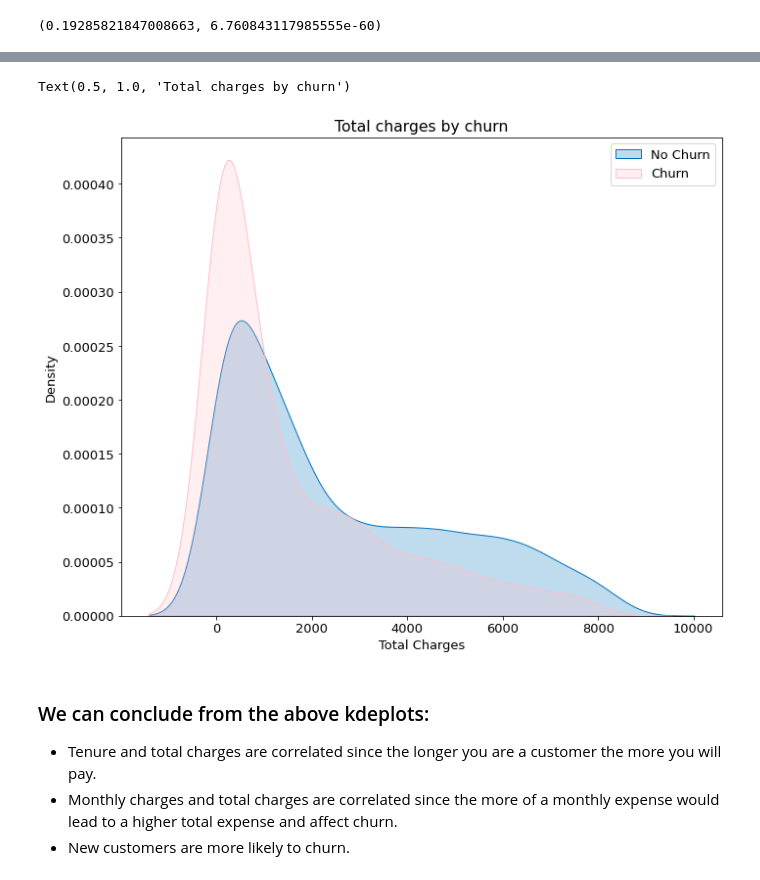
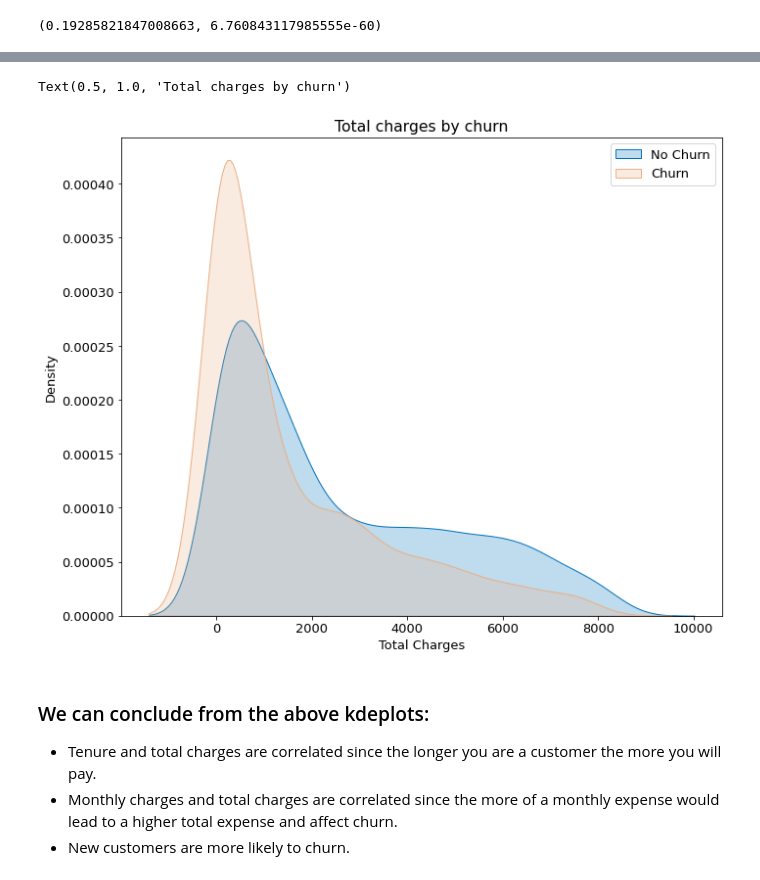
Before and after one commit to raycerna/telco-churn-analysis, a Jupyter notebook: final_report.ipynb, the cells around one changed output, grey strips where cells are left out. Cells and saved outputs as stored; diff of their text form; code cells hidden in the pictures.

```diff
--- a/final_report.ipynb
+++ b/final_report.ipynb
@@ -221,15 +239,15 @@ Text(0.5, 1.0, 'Monthly charges by churn')
 # %%
 Tot = sns.kdeplot(train.total_charges[(train["churn"] == 0) ],
                 color="#0072BD", shade = True)
 Tot = sns.kdeplot(train.total_charges[(train["churn"] == 1) ],
-                ax =Tot, color="pink", shade= True)
+                ax =Tot, color="#ebb086", shade= True)
 Tot.legend(["No Churn","Churn"],loc='upper right')
 Tot.set_ylabel('Density')
 Tot.set_xlabel('Total Charges')
 Tot.set_title('Total charges by churn')
 # %% [output]
 Text(0.5, 1.0, 'Total charges by churn')
-[figure, old version]
+[figure, new version]
 # %% [markdown]
 ### We can conclude from the above kdeplots:
 - Tenure and total charges are correlated since the longer you are a customer the more you will pay.
```
Also changed, not shown: parts of 9 cells of this notebook.
